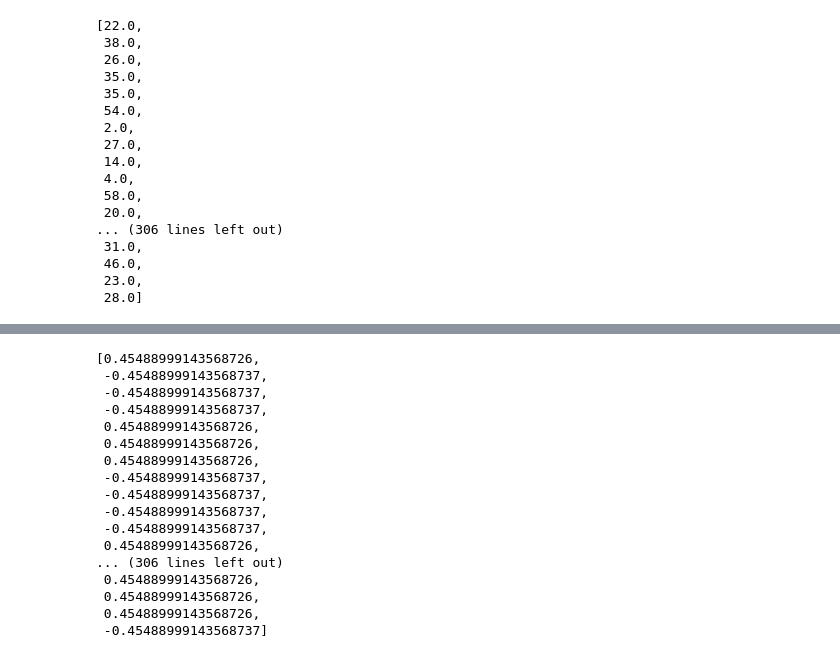
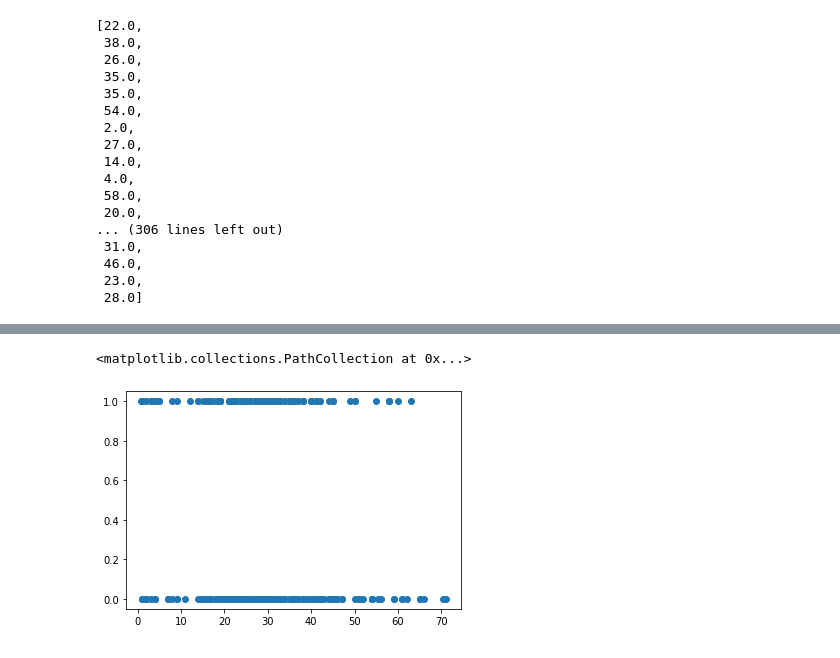
Before and after one commit to Dotwhebics/AI_Taskphase, a Jupyter notebook: Week 1/LogisticRegression.ipynb, the cells around one changed output, grey strips where cells are left out. Cells and saved outputs as stored; diff of their text form; code cells hidden in the pictures.

```diff
--- a/Week 1/LogisticRegression.ipynb
+++ b/Week 1/LogisticRegression.ipynb
@@ -109,15 +105,11 @@ X
  23.0,
  28.0]
 # %%
-# calculation of probability of survival to find the odds
-tot = len(df.index)
-survived = 0
+y = []
 for i in range(length):
     try:
-        if df.Survived[i] == 1:
-            survived += 1
+        y.append(df.Survived[i])
     except:
         pass
-prob_survive = survived / tot
-prob_survive
+y
 # %% [output]
@@ -125,37 +133,5 @@ prob_survive
 # %%
-# The sigmoid function can be linearised plotting graph of natural log odds vs Age
-# Then we calculate slope and intercept for this graph. Here the model is   Y = mX + c
-
-Y = []      # holds log odds
-
-# Next we calculate the odds and then ln(odds) which is appended to Y
-# This linearises the problem so we can find slope and intercept and then transform to a sigmoid function
-
-for i in range(length):
-    try:
-        if df.Survived[i] == 1:
-            odds = prob_survive / (1-prob_survive)
-        else:
-            odds = (1-prob_survive) / prob_survive
-        Y.append(math.log(odds))
-    except:
-        pass
-Y
+ply.scatter(X,y)
 # %% [output]
-[0.45488999143568726,
- -0.45488999143568737,
- -0.45488999143568737,
- -0.45488999143568737,
- 0.45488999143568726,
- 0.45488999143568726,
- 0.45488999143568726,
- -0.45488999143568737,
- -0.45488999143568737,
- -0.45488999143568737,
- -0.45488999143568737,
- 0.45488999143568726,
-... (306 lines left out)
- 0.45488999143568726,
- 0.45488999143568726,
- 0.45488999143568726,
- -0.45488999143568737]
+<matplotlib.collections.PathCollection at 0x...>
+[figure, added]
```
Also changed, not shown: parts of 13 cells of this notebook.
